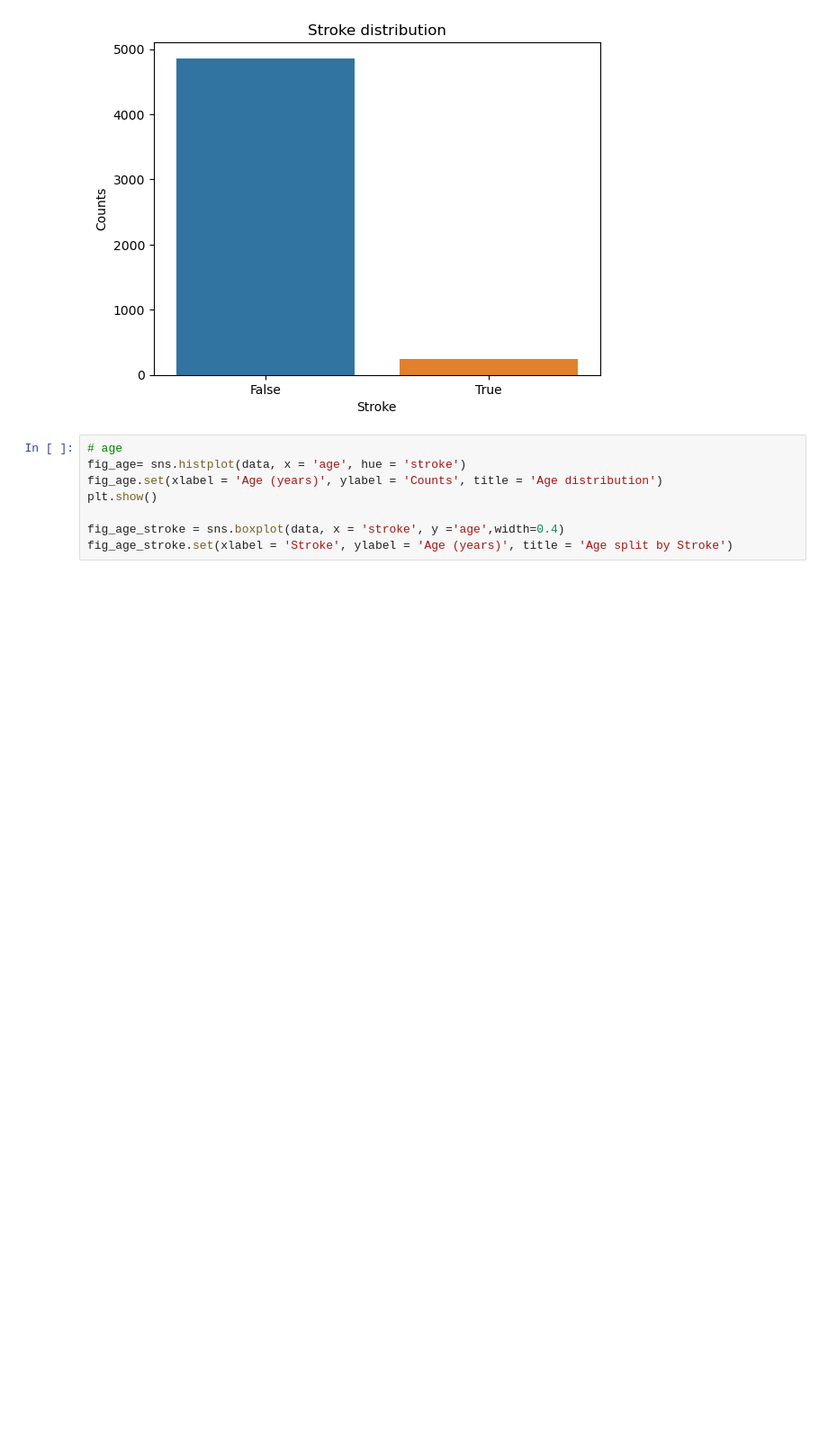
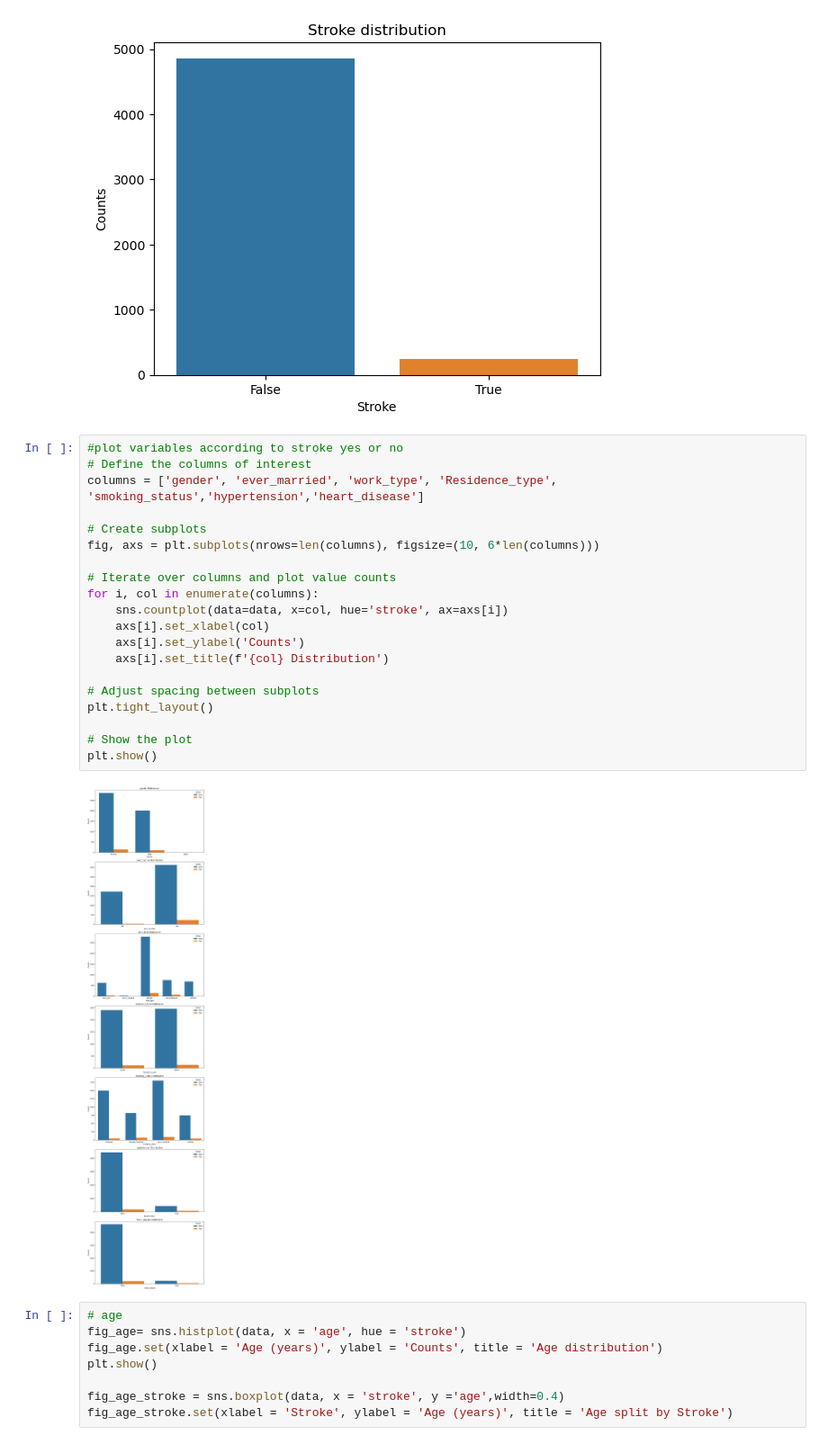
Before and after one commit to mustra12/project_FoDS, a Jupyter notebook: projectFoDS.ipynb, the cells around one changed output. Shown at 90% size. Cells and saved outputs as stored; diff of their text form; blank space fills up the shorter version.

```diff
--- a/projectFoDS.ipynb
+++ b/projectFoDS.ipynb
@@ -229,6 +229,28 @@ plt.show()
 [figure]
 [figure]
 [figure]
+# %%
+#plot variables according to stroke yes or no
+# Define the columns of interest
+columns = ['gender', 'ever_married', 'work_type', 'Residence_type', 'smoking_status','hypertension','heart_disease']
+
+# Create subplots
+fig, axs = plt.subplots(nrows=len(columns), figsize=(10, 6*len(columns)))
+
+# Iterate over columns and plot value counts
+for i, col in enumerate(columns):
+    sns.countplot(data=data, x=col, hue='stroke', ax=axs[i])
+    axs[i].set_xlabel(col)
+    axs[i].set_ylabel('Counts')
+    axs[i].set_title(f'{col} Distribution')
+
+# Adjust spacing between subplots
+plt.tight_layout()
+
+# Show the plot
+plt.show()
+# %% [output]
+[figure, added]
 # %%
 # age
 fig_age= sns.histplot(data, x = 'age', hue = 'stroke')
```
Also changed, not shown: parts of 3 cells of this notebook.
